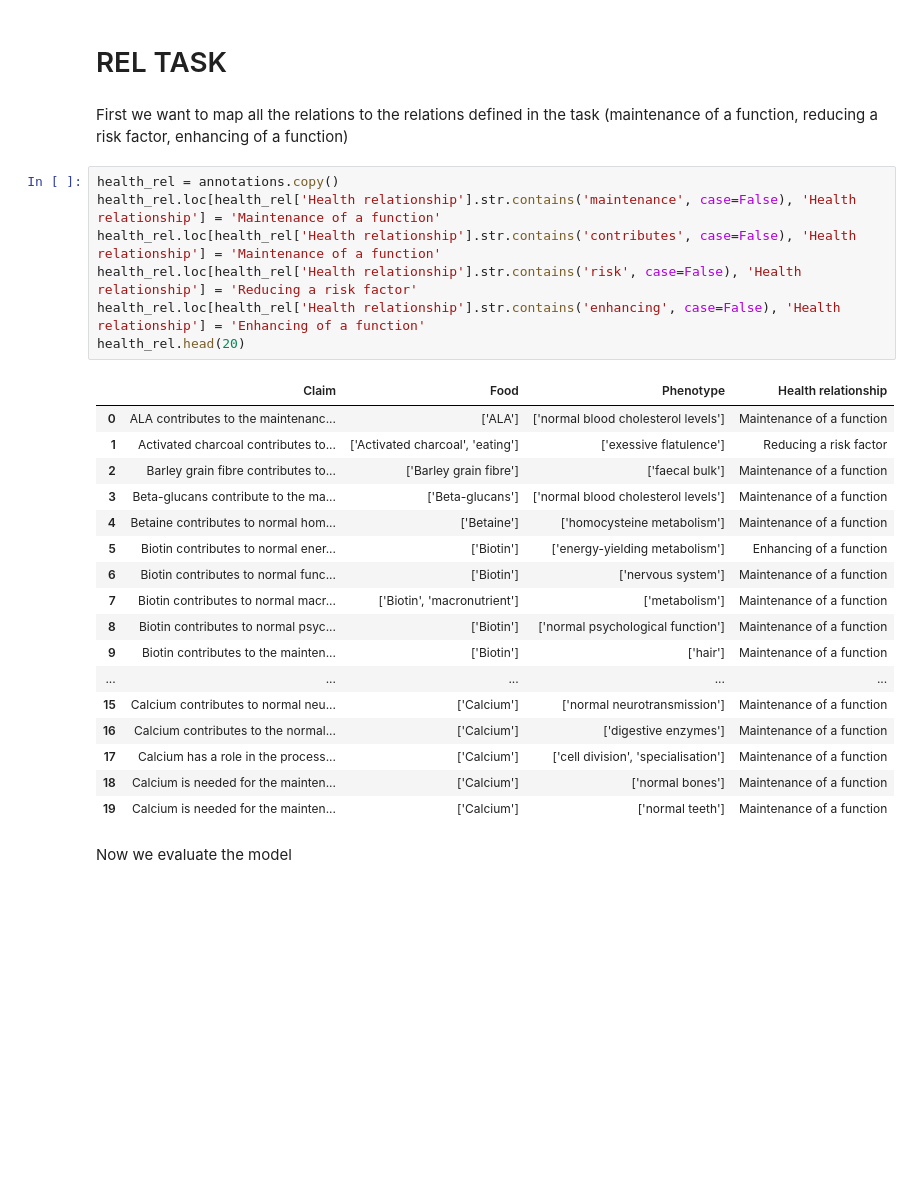
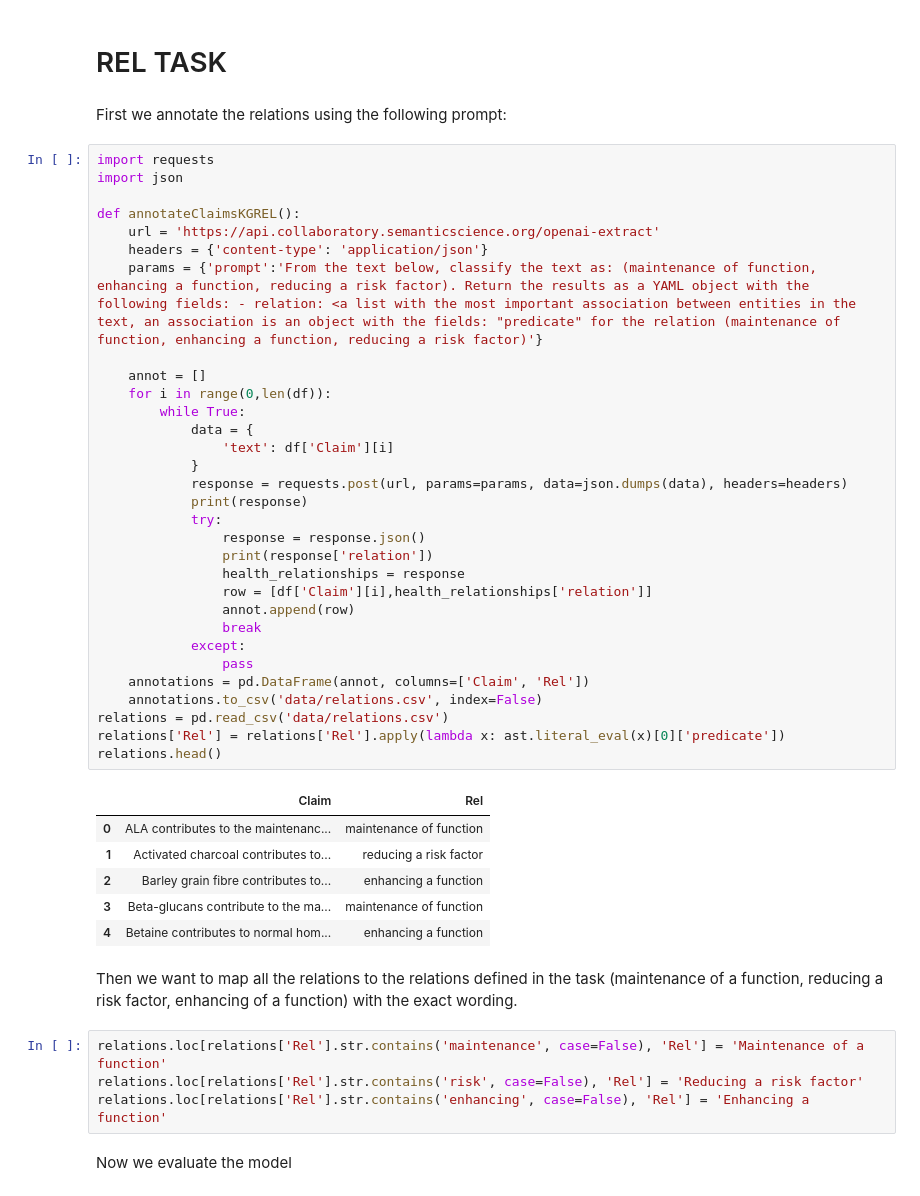
Before and after one commit to IgnacioCadarso/KG_construction_EFSA_HealthClaims, a Jupyter notebook: main.ipynb, the cells around one changed output. Saved outputs shown, nothing was run; the diff lists cells and outputs as text; blank space fills up the shorter version.

Commit message:
changed relation extraction prommpt

```diff
--- a/main.ipynb
+++ b/main.ipynb
@@ -285,33 +285,52 @@ Recall:  0.4581497797356828
 F1:  0.2810810810810811
 # %% [markdown]
 # REL TASK
+# %% [markdown]
+First we annotate the relations using the following prompt:
+# %%
+import requests
+import json
+
+def annotateClaimsKGREL():
+    url = 'https://api.collaboratory.semanticscience.org/openai-extract'
+    headers = {'content-type': 'application/json'}
+    params = {'prompt':'From the text below, classify the text as: (maintenance of function, enhancing a function, reducing a risk factor). Return the results as a YAML object with the following fields: - relation: <a list with the most important association between entities in the text, an association is an object with the fields: "predicate" for the relation (maintenance of function, enhancing a function, reducing a risk factor)'}
+
+    annot = []
+    for i in range(0,len(df)):
+        while True:
+            data = {
+                'text': df['Claim'][i]
+            }
+            response = requests.post(url, params=params, data=json.dumps(data), headers=headers)
+            print(response)
+            try:
+                response = response.json()
+                print(response['relation'])
+                health_relationships = response
+                row = [df['Claim'][i],health_relationships['relation']]
+                annot.append(row)
+                break
+            except:
+                pass
+    annotations = pd.DataFrame(annot, columns=['Claim', 'Rel'])
+    annotations.to_csv('data/relations.csv', index=False)
+relations = pd.read_csv('data/relations.csv')
+relations['Rel'] = relations['Rel'].apply(lambda x: ast.literal_eval(x)[0]['predicate'])
+relations.head()
+# %% [output]
+|  | Claim | Rel |
+| 0 | ALA contributes to the maintenanc... | maintenance of function |
+| 1 | Activated charcoal contributes to... | reducing a risk factor |
+| 2 | Barley grain fibre contributes to... | enhancing a function |
+| 3 | Beta-glucans contribute to the ma... | maintenance of function |
+| 4 | Betaine contributes to normal hom... | enhancing a function |
 # %% [markdown]
-First we want to map all the relations to the relations defined in the task (maintenance of a function, reducing a risk factor, enhancing of a function)
+Then we want to map all the relations to the relations defined in the task (maintenance of a function, reducing a risk factor, enhancing of a function) with the exact wording.
 # %%
-health_rel = annotations.copy()
-health_rel.loc[health_rel['Health relationship'].str.contains('maintenance', case=False), 'Health relationship'] = 'Maintenance of a function'
-health_rel.loc[health_rel['Health relationship'].str.contains('contributes', case=False), 'Health relationship'] = 'Maintenance of a function'
-health_rel.loc[health_rel['Health relationship'].str.contains('risk', case=False), 'Health relationship'] = 'Reducing a risk factor'
-health_rel.loc[health_rel['Health relationship'].str.contains('enhancing', case=False), 'Health relationship'] = 'Enhancing of a function'
-health_rel.head(20)
+relations.loc[relations['Rel'].str.contains('maintenance', case=False), 'Rel'] = 'Maintenance of a function'
+relations.loc[relations['Rel'].str.contains('risk', case=False), 'Rel'] = 'Reducing a risk factor'
+relations.loc[relations['Rel'].str.contains('enhancing', case=False), 'Rel'] = 'Enhancing a function'
-# %% [output]
-|  | Claim | Food | Phenotype | Health relationship |
-| 0 | ALA contributes to the maintenanc... | ['ALA'] | ['normal blood cholesterol levels'] | Maintenance of a function |
-| 1 | Activated charcoal contributes to... | ['Activated charcoal', 'eating'] | ['exessive flatulence'] | Reducing a risk factor |
-| 2 | Barley grain fibre contributes to... | ['Barley grain fibre'] | ['faecal bulk'] | Maintenance of a function |
-| 3 | Beta-glucans contribute to the ma... | ['Beta-glucans'] | ['normal blood cholesterol levels'] | Maintenance of a function |
-| 4 | Betaine contributes to normal hom... | ['Betaine'] | ['homocysteine metabolism'] | Maintenance of a function |
-| 5 | Biotin contributes to normal ener... | ['Biotin'] | ['energy-yielding metabolism'] | Enhancing of a function |
-| 6 | Biotin contributes to normal func... | ['Biotin'] | ['nervous system'] | Maintenance of a function |
-| 7 | Biotin contributes to normal macr... | ['Biotin', 'macronutrient'] | ['metabolism'] | Maintenance of a function |
-| 8 | Biotin contributes to normal psyc... | ['Biotin'] | ['normal psychological function'] | Maintenance of a function |
-| 9 | Biotin contributes to the mainten... | ['Biotin'] | ['hair'] | Maintenance of a function |
-| ... | ... | ... | ... | ... |
-| 15 | Calcium contributes to normal neu... | ['Calcium'] | ['normal neurotransmission'] | Maintenance of a function |
-| 16 | Calcium contributes to the normal... | ['Calcium'] | ['digestive enzymes'] | Maintenance of a function |
-| 17 | Calcium has a role in the process... | ['Calcium'] | ['cell division', 'specialisation'] | Maintenance of a function |
-| 18 | Calcium is needed for the mainten... | ['Calcium'] | ['normal bones'] | Maintenance of a function |
-| 19 | Calcium is needed for the mainten... | ['Calcium'] | ['normal teeth'] | Maintenance of a function |
 # %% [markdown]
 Now we evaluate the model
 # %%
```
Also changed, not shown: parts of 1 cell of this notebook, 1 other file.
